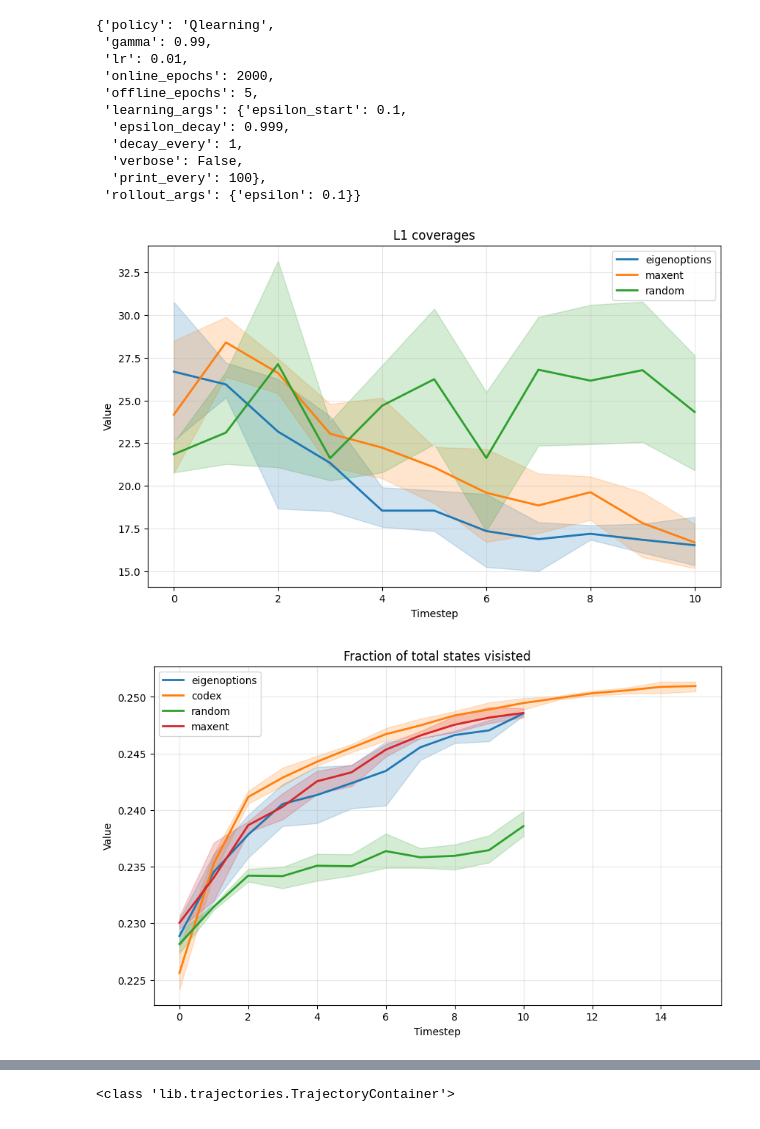
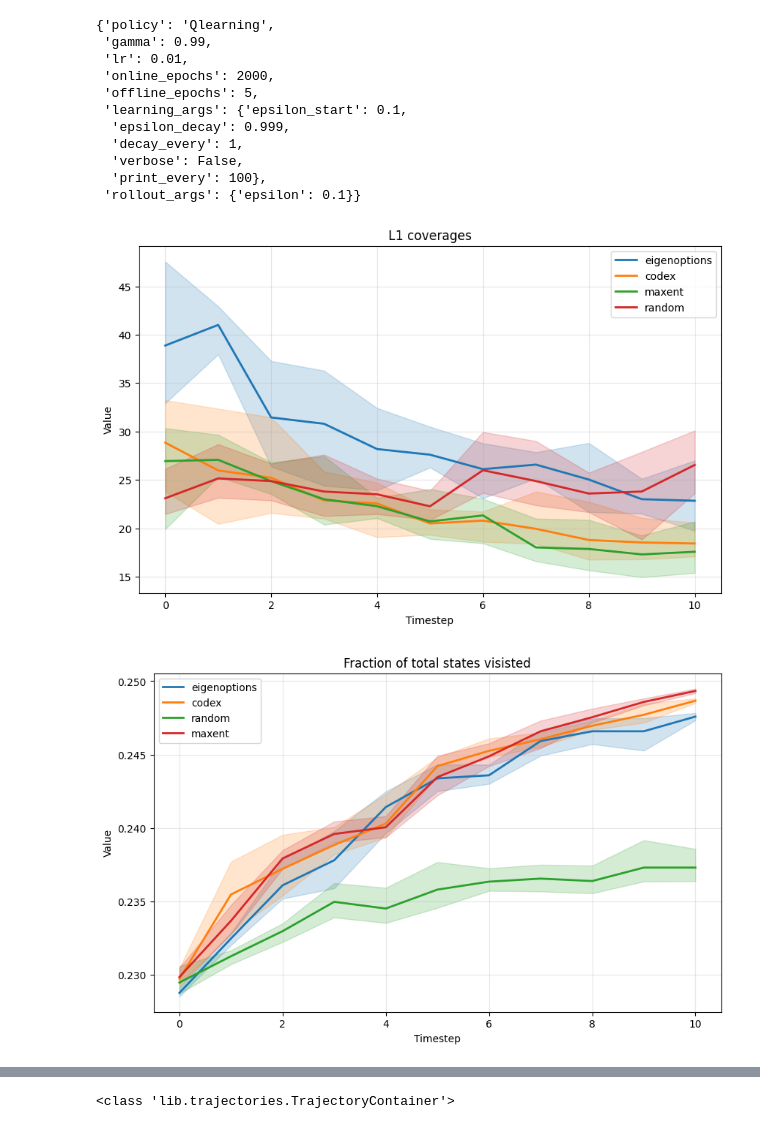
Before and after one commit to aaronma1/l1-cov, a Jupyter notebook: analysis.ipynb, the cells around one changed output, grey strips where cells are left out. Cells and saved outputs as stored; diff of their text form; code cells hidden in the pictures.

```diff
--- a/analysis.ipynb
+++ b/analysis.ipynb
@@ -28,7 +28,7 @@ l1_maxent = read_pickle(os.path.join(EXP_DIR, "maxent_l1_covs.pkl"))
 stats_maxent = read_pickle(os.path.join(EXP_DIR, "maxent_stats.pkl"))
 stats_random = read_pickle(os.path.join(EXP_DIR, "random_stats.pkl"))
 stats_eig = read_pickle(os.path.join(EXP_DIR, "eigenoptions_stats.pkl"))
-# stats_cov = read_pickle(os.path.join(EXP_DIR, "codex_stats.pkl"))
+stats_cov = read_pickle(os.path.join(EXP_DIR, "codex_stats.pkl"))
 base_args = params["base_args"]
 # %%
 params["option_args"]
@@ -95,37 +95,36 @@ def plot_competing(*datasets, labels=None, colors=None, title="Comparison of Ser
 
         # Plot the Shaded Region (Upper and Lower bounds)
         plt.fill_between(
             timesteps,
             lower,
             upper,
             color=colors[i],
             alpha=0.2  # Low alpha for transparency
         )
         # for j in range(n):
         #     plt.plot(timesteps, data[j], color=colors[i], linewidth=1, alpha=0.2)
 
     plt.xlabel("Timestep")
     plt.ylabel("Value")
     plt.title(title)
     plt.legend()
     plt.grid(True, alpha=0.3)
     plt.show()
 
 
-plot_competing(l1_eig,  l1_maxent, l1_random, labels=["eigenoptions", "maxent", "random"], title="L1 coverages" )
+plot_competing(l1_eig,  l1_cov, l1_maxent, l1_random, labels=["eigenoptions", "codex", "maxent", "random"], title="L1 coverages" )
 # plot_competing(stats_eig["visited_sa_ratio"], labels=["eigenoptions", "codex", "random", "maxent"], title="L1 coverages" )
 
-# stats = [stats_eig, stats_cov, stats_random, stats_maxent]
-
+stats = [stats_eig, stats_cov, stats_random, stats_maxent]
 usv_eig, usv_cov, usv_random, usv_maxent = (i["visited_sa_ratio"] for i in stats)
+ent_eig, ent_cov, ent_random, ent_maxent = (i["p_s_entropy"] for i in stats)
 
 
 plot_competing(usv_eig, usv_cov, usv_random, usv_maxent, labels=["eigenoptions", "codex", "random", "maxent"], title="Fraction of total states visisted")
+plot_competing(ent_eig, ent_cov, ent_random, ent_maxent, labels=["eigenoptions", "codex", "random", "maxent"], title="State probability fucntion Entropy")
 
 # usv_eig, usv_cov, usv_random, usv_maxent = (i["p_sa_entropy"] for i in stats)
 # plot_competing(usv_eig, usv_cov, usv_random, usv_maxent, labels=["eigenoptions", "codex", "random", "maxent"], title="State-Action Density Entropy")
-stats_eig1 = read_pickle("out/pendulum2/eigenoptions_stats.pkl")
-plot_competing(stats_eig1["visited_sa_ratio"], labels=["eigenoptions", "codex", "random", "maxent"], title="Fraction of total states visisted")
 # %% [output]
-[figure, old version]
+[figure, new version]
-[figure, old version]
+[figure, new version]
```
Also changed, not shown: parts of 1 cell of this notebook, 3 other files.
